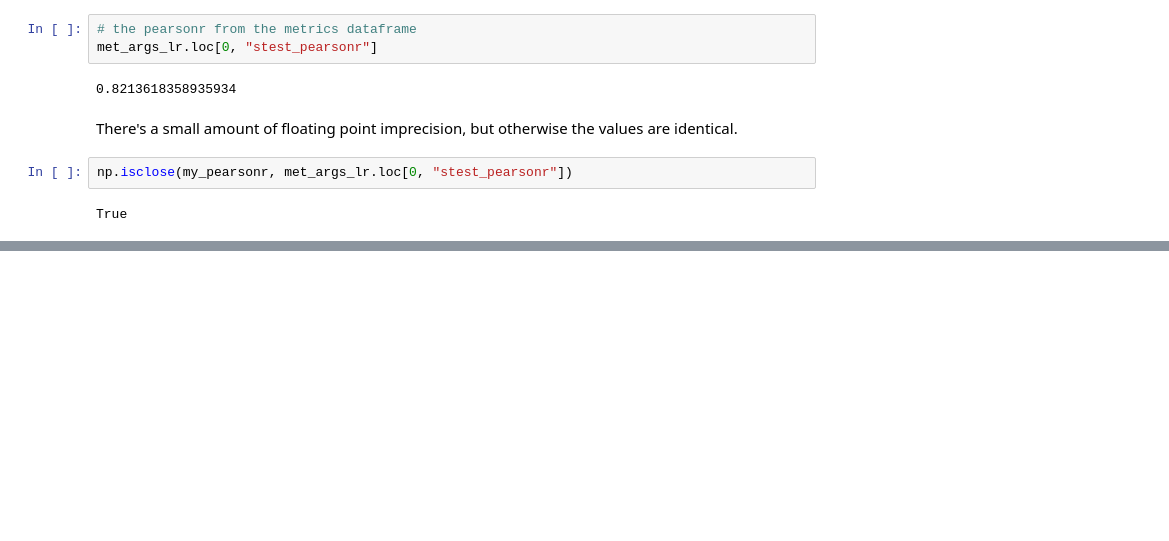
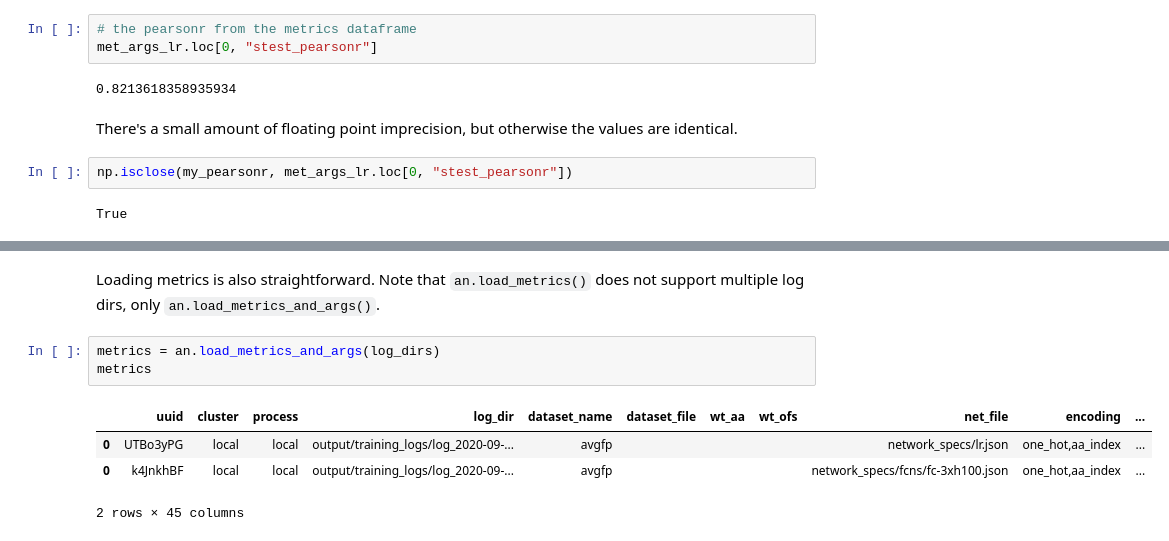
Before and after one commit to gitter-lab/nn4dms, a Jupyter notebook: notebooks/analysis.ipynb, the cells around one changed output, grey strips where cells are left out. Cells and saved outputs as stored; diff of their text form; blank space fills up the shorter version.

```diff
--- a/notebooks/analysis.ipynb
+++ b/notebooks/analysis.ipynb
@@ -134 +150,11 @@ True
+# %% [markdown]
+Loading metrics is also straightforward. Note that `an.load_metrics()` does not support multiple log dirs, only `an.load_metrics_and_args()`.
+# %%
+metrics = an.load_metrics_and_args(log_dirs)
+metrics
+# %% [output]
+|  | uuid | cluster | process | log_dir | dataset_name | dataset_file | wt_aa | wt_ofs | net_file | encoding | ... |
+| 0 | UTBo3yPG | local | local | output/training_logs/log_2020-09-... | avgfp |  |  |  | network_specs/lr.json | one_hot,aa_index | ... |
+| 0 | k4JnkhBF | local | local | output/training_logs/log_2020-09-... | avgfp |  |  |  | network_specs/fcns/fc-3xh100.json | one_hot,aa_index | ... |
+2 rows × 45 columns
 # %% [markdown]
```
Also changed, not shown: parts of 11 cells of this notebook, 1 other file.
